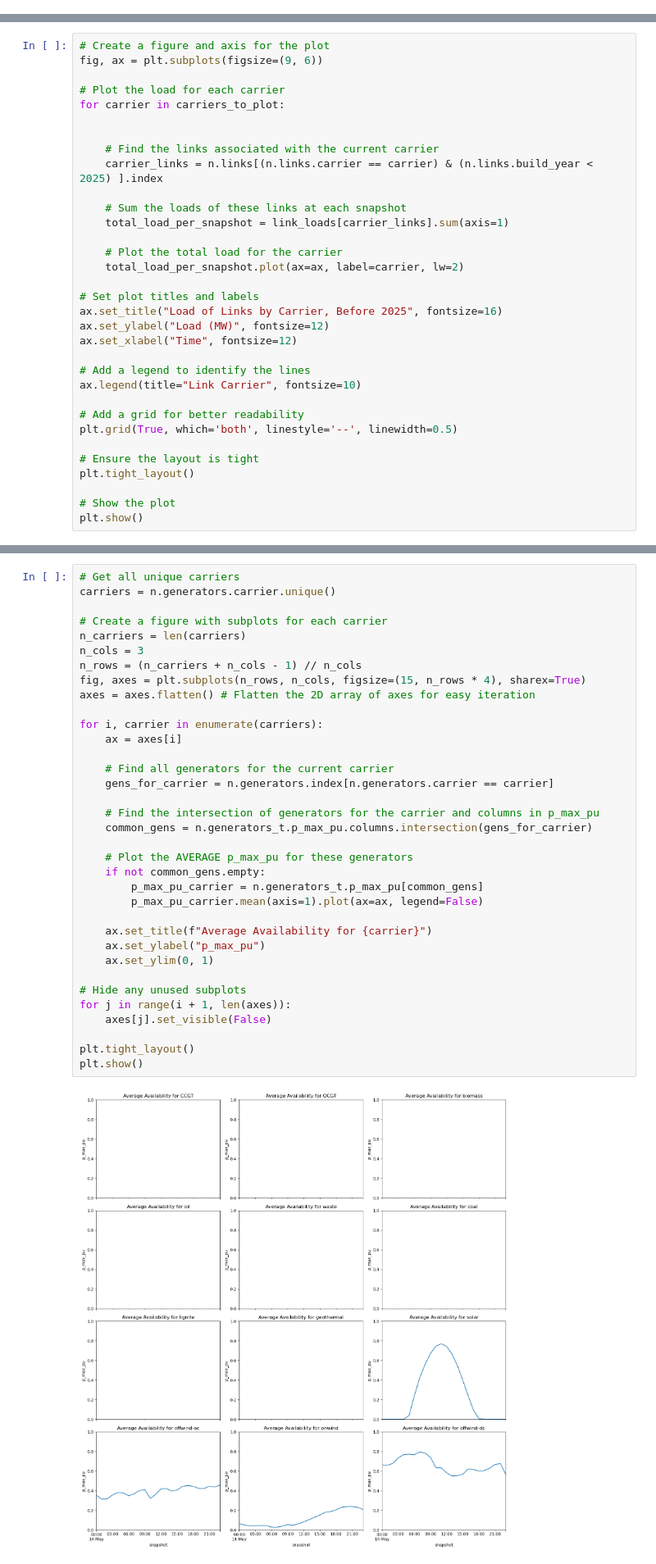
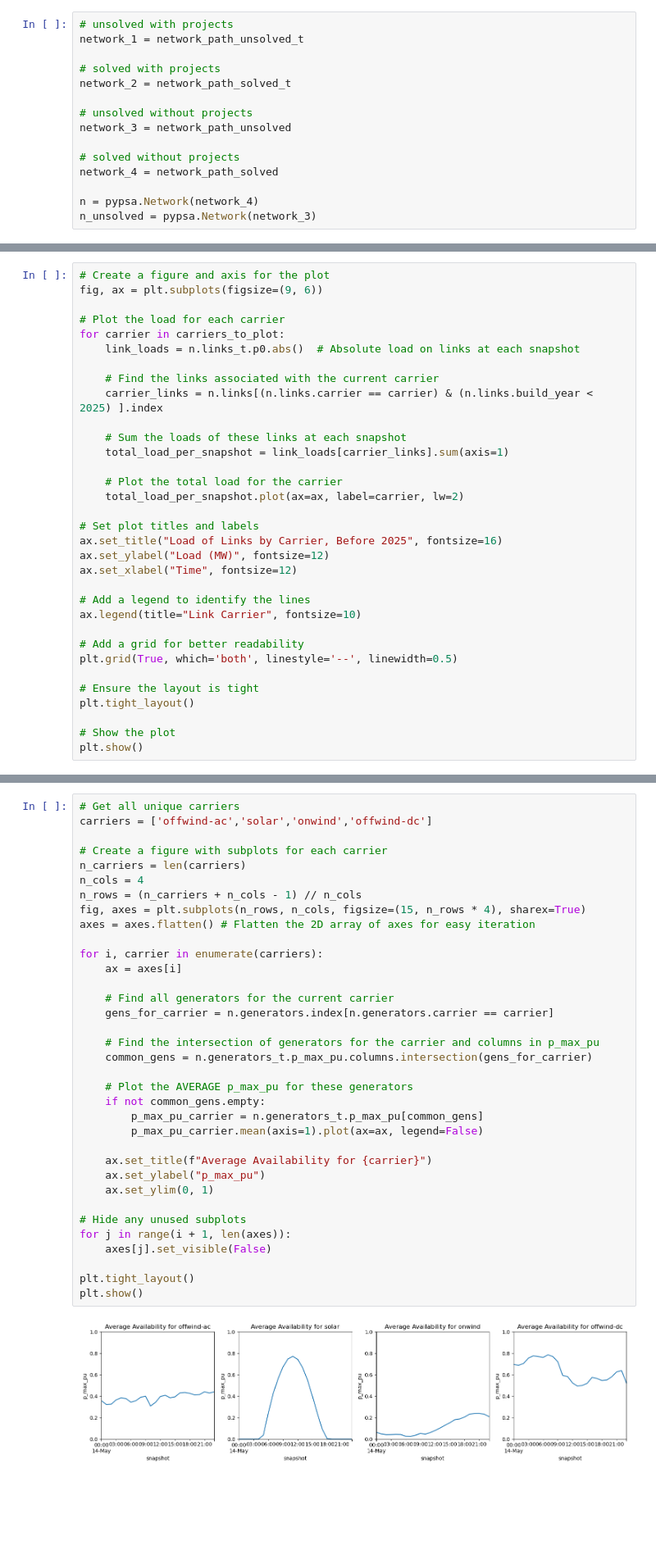
Before and after one commit to Luca2299/pypsa-eur, a Jupyter notebook: notebooks/PyPSA_Network_Analysis.ipynb, the cells around one changed output, grey strips where cells are left out. Shown at 82% size. Drawn from its saved outputs; the diff is of its cells as text; blank space fills up the shorter version.

Commit message:
simulated and analyzed the config without transmission projects

```diff
--- a/notebooks/PyPSA_Network_Analysis.ipynb
+++ b/notebooks/PyPSA_Network_Analysis.ipynb
@@ -61,0 +71,15 @@ INFO:pypsa.network.io:Imported network 'Unnamed Network' has buses, carriers, ge
+# %%
+# unsolved with projects
+network_1 = network_path_unsolved_t
+
+# solved with projects
+network_2 = network_path_solved_t
+
+# unsolved without projects
+network_3 = network_path_unsolved
+
+# solved without projects
+network_4 = network_path_solved
+
+n = pypsa.Network(network_4)
+n_unsolved = pypsa.Network(network_3)
@@ -305,7 +250,7 @@ fig, ax = plt.subplots(figsize=(9, 6))
 
 # Plot the load for each carrier
 for carrier in carriers_to_plot:
-
+    link_loads = n.links_t.p0.abs()  # Absolute load on links at each snapshot
 
     # Find the links associated with the current carrier
     carrier_links = n.links[(n.links.carrier == carrier) & (n.links.build_year < 2025) ].index
@@ -591,40 +542,40 @@ The following plots show the average `p_max_pu` (per unit maximum availability)
 # %%
 # Get all unique carriers
-carriers = n.generators.carrier.unique()
+carriers = ['offwind-ac','solar','onwind','offwind-dc']
 
 # Create a figure with subplots for each carrier
 n_carriers = len(carriers)
-n_cols = 3
+n_cols = 4
 n_rows = (n_carriers + n_cols - 1) // n_cols
 fig, axes = plt.subplots(n_rows, n_cols, figsize=(15, n_rows * 4), sharex=True)
 axes = axes.flatten() # Flatten the 2D array of axes for easy iteration
 
 for i, carrier in enumerate(carriers):
     ax = axes[i]
 
     # Find all generators for the current carrier
     gens_for_carrier = n.generators.index[n.generators.carrier == carrier]
 
     # Find the intersection of generators for the carrier and columns in p_max_pu
     common_gens = n.generators_t.p_max_pu.columns.intersection(gens_for_carrier)
 
     # Plot the AVERAGE p_max_pu for these generators
     if not common_gens.empty:
         p_max_pu_carrier = n.generators_t.p_max_pu[common_gens]
         p_max_pu_carrier.mean(axis=1).plot(ax=ax, legend=False)
 
     ax.set_title(f"Average Availability for {carrier}")
     ax.set_ylabel("p_max_pu")
     ax.set_ylim(0, 1)
 
 # Hide any unused subplots
 for j in range(i + 1, len(axes)):
     axes[j].set_visible(False)
 
 plt.tight_layout()
 plt.show()
 # %% [output]
-[figure, old version]
+[figure, new version]
 # %% [markdown]
 ### 4.3. Power Dispatch by Carrier
 This stacked area plot shows the total power generated (dispatched) by each major carrier type over time.
```
Also changed, not shown: parts of 37 cells of this notebook, 2 other files.
